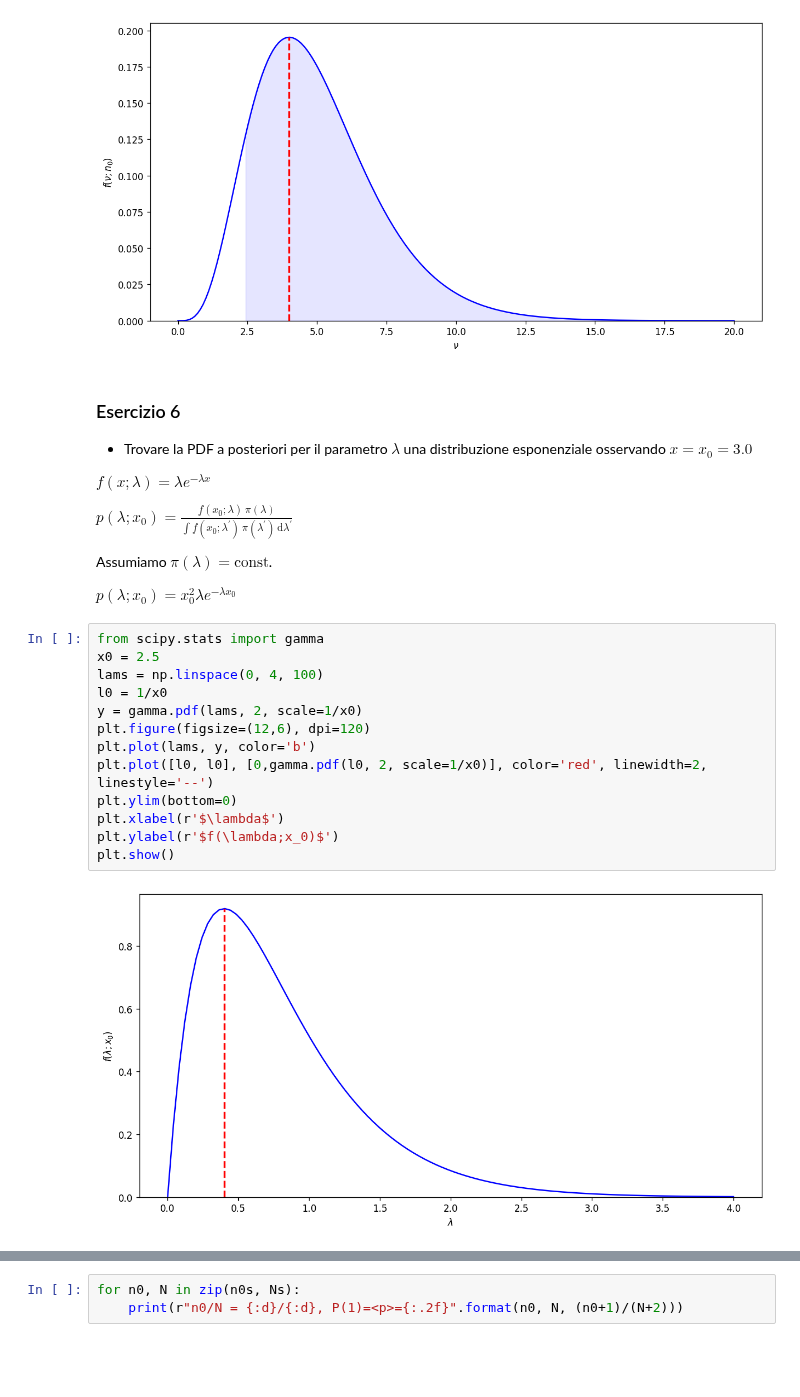
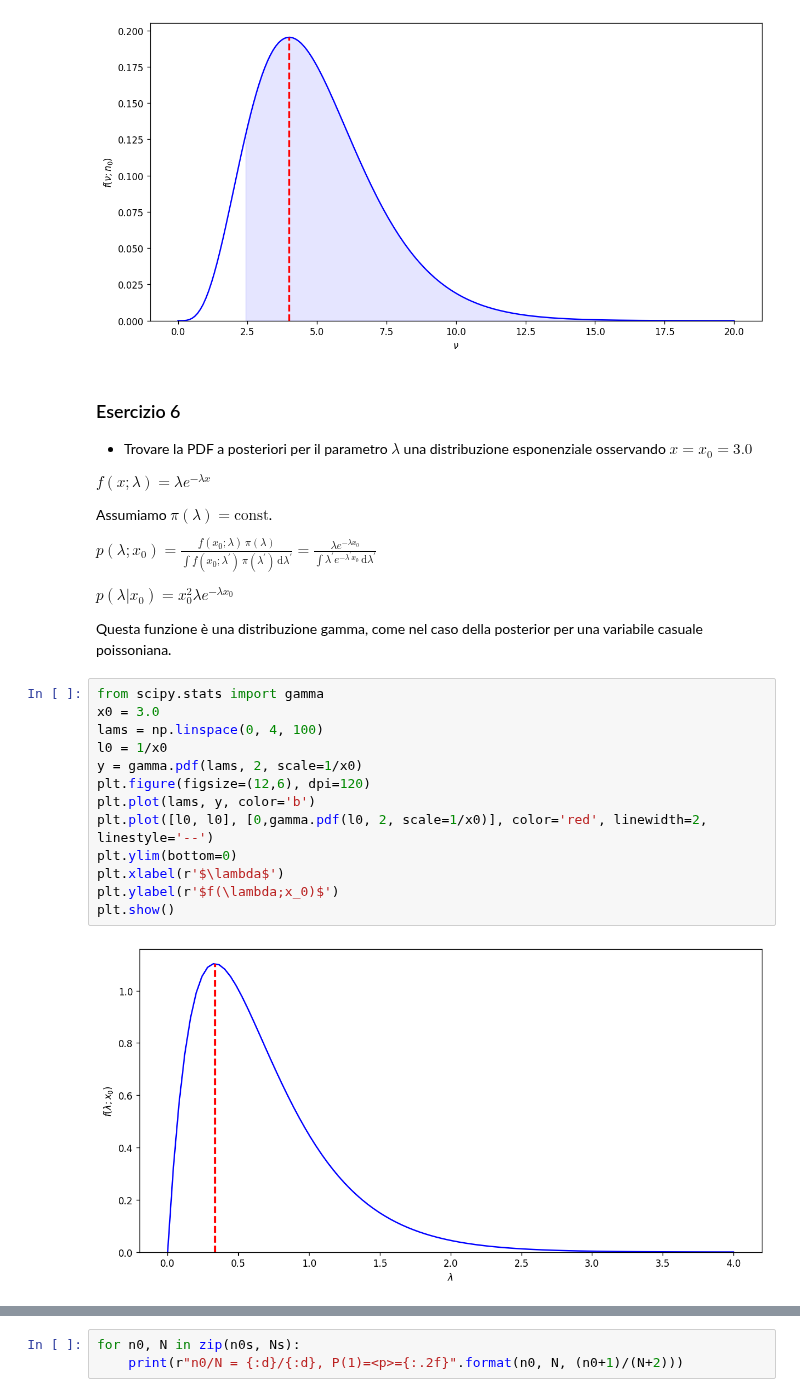
Before and after one commit to lucalista/analisi-dati-2023, a Jupyter notebook: 10.04.00__Inferenza_bayesiana.ipynb, the cells around one changed output, grey strips where cells are left out. Saved outputs shown, nothing was run; the diff lists cells and outputs as text; blank space fills up the shorter version.

```diff
--- a/10.04.00__Inferenza_bayesiana.ipynb
+++ b/10.04.00__Inferenza_bayesiana.ipynb
@@ -511,26 +520,30 @@ plt.show()
 
 $\displaystyle f(x;\lambda) = \lambda e^{-\lambda x}$
 
-$\displaystyle p(\lambda;x_0) = \frac{f(x_0;\lambda)\,\pi(\lambda)}{\int f(x_0;\lambda^\prime)\,\pi(\lambda^\prime) \,\mathrm{d}\lambda^\prime}$
-
 Assumiamo $\pi(\lambda)=\mathrm{const}$.
 
-$\displaystyle p(\lambda;x_0) = x_0^2 \lambda e^{-\lambda x_0}$
+
+$\displaystyle p(\lambda;x_0) = \frac{f(x_0;\lambda)\,\pi(\lambda)}{\int f(x_0;\lambda^\prime)\,\pi(\lambda^\prime) \,\mathrm{d}\lambda^\prime} = \frac{\lambda e^{-\lambda x_0}}{\int \lambda^\prime e^{-\lambda^\prime x_0} \,\mathrm{d}\lambda^\prime}$
+
+
+$\displaystyle p(\lambda | x_0) = {x_0^2} \lambda e^{-\lambda x_0}$
+
+Questa funzione è una distribuzione gamma, come nel caso della posterior per una variabile casuale poissoniana.
 # %%
 from scipy.stats import gamma
-x0 = 2.5
+x0 = 3.0
 lams = np.linspace(0, 4, 100)
 l0 = 1/x0
 y = gamma.pdf(lams, 2, scale=1/x0)
 plt.figure(figsize=(12,6), dpi=120)
 plt.plot(lams, y, color='b')
 plt.plot([l0, l0], [0,gamma.pdf(l0, 2, scale=1/x0)], color='red', linewidth=2, linestyle='--')
 plt.ylim(bottom=0)
 plt.xlabel(r'$\lambda$')
 plt.ylabel(r'$f(\lambda;x_0)$')
 plt.show()
 # %% [output]
-[figure, old version]
+[figure, new version]
 # %% [markdown]
 ### Esercizio 7
 
```
Also changed, not shown: parts of 12 cells of this notebook.
